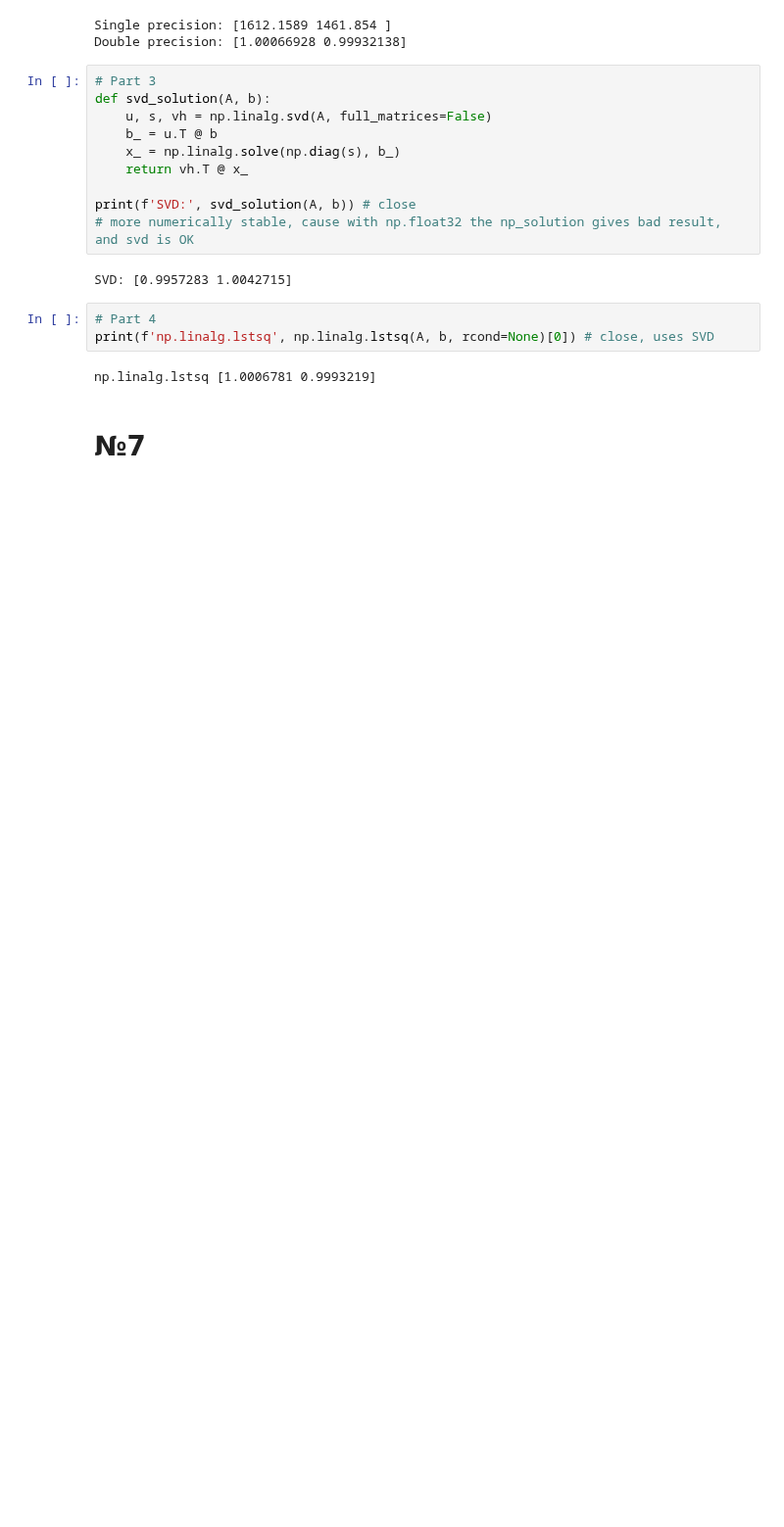
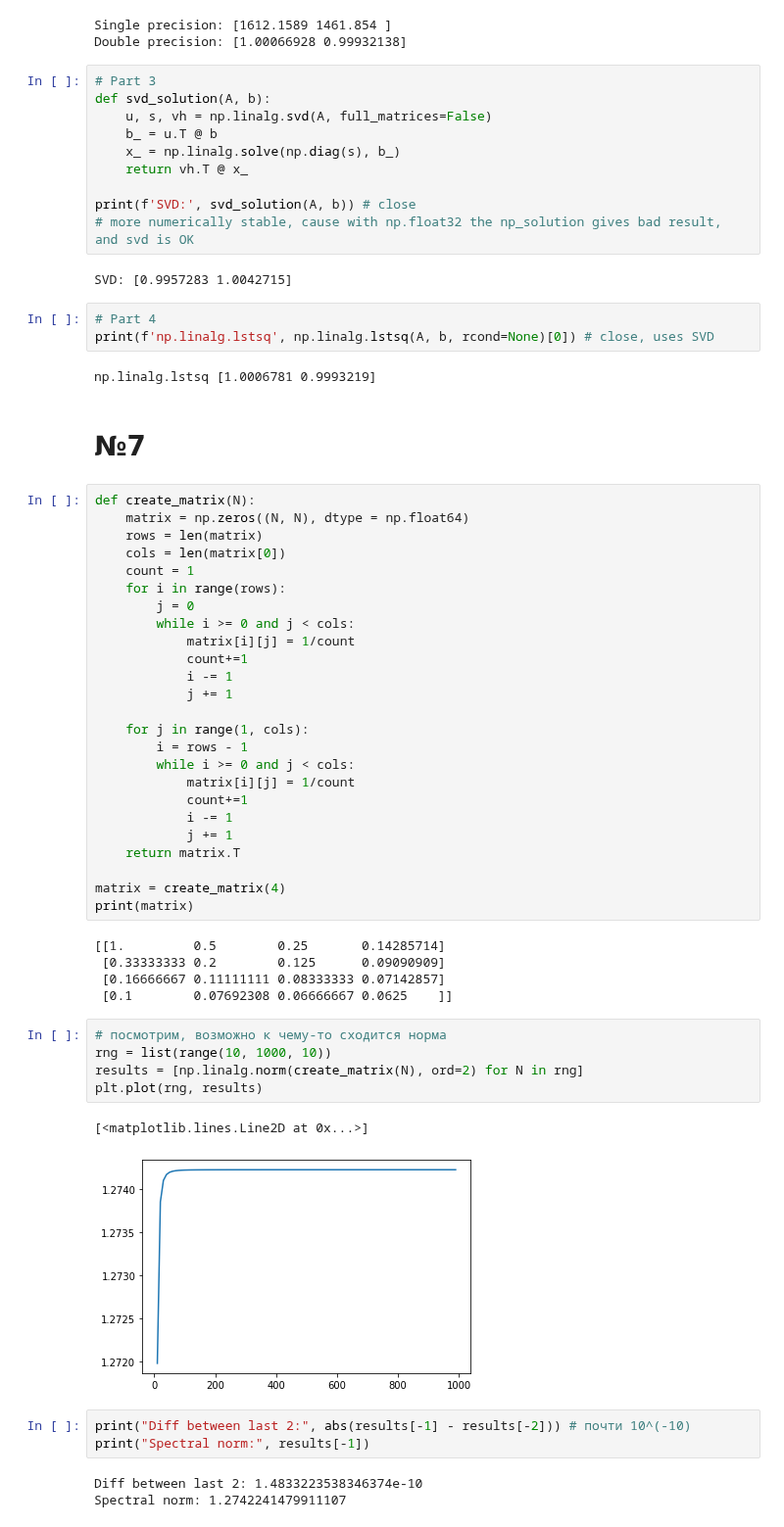
Before and after one commit to zugzvangg/SPC, a Jupyter notebook: numerics/HW4/HW4.ipynb, the cells around one changed output. Shown at 98% size. Saved outputs shown, nothing was run; the diff lists cells and outputs as text; blank space fills up the shorter version.

```diff
--- a/numerics/HW4/HW4.ipynb
+++ b/numerics/HW4/HW4.ipynb
@@ -223,3 +223,47 @@ print(f'np.linalg.lstsq', np.linalg.lstsq(A, b, rcond=None)[0]) # close, uses SV
 np.linalg.lstsq [1.0006781 0.9993219]
 # %% [markdown]
 # №7
+# %%
+def create_matrix(N):
+    matrix = np.zeros((N, N), dtype = np.float64)
+    rows = len(matrix)
+    cols = len(matrix[0])
+    count = 1
+    for i in range(rows):
+        j = 0
+        while i >= 0 and j < cols:
+            matrix[i][j] = 1/count
+            count+=1
+            i -= 1
+            j += 1
+
+    for j in range(1, cols):
+        i = rows - 1
+        while i >= 0 and j < cols:
+            matrix[i][j] = 1/count
+            count+=1
+            i -= 1
+            j += 1
+    return matrix.T
+
+matrix = create_matrix(4)
+print(matrix)
+# %% [output]
+[[1.         0.5        0.25       0.14285714]
+ [0.33333333 0.2        0.125      0.09090909]
+ [0.16666667 0.11111111 0.08333333 0.07142857]
+ [0.1        0.07692308 0.06666667 0.0625    ]]
+# %%
+# посмотрим, возможно к чему-то сходится норма
+rng = list(range(10, 1000, 10))
+results = [np.linalg.norm(create_matrix(N), ord=2) for N in rng]
+plt.plot(rng, results)
+# %% [output]
+[<matplotlib.lines.Line2D at 0x...>]
+[figure, added]
+# %%
+print("Diff between last 2:", abs(results[-1] - results[-2])) # почти 10^(-10)
+print("Spectral norm:", results[-1])
+# %% [output]
+Diff between last 2: 1.4833223538346374e-10
+Spectral norm: 1.2742241479911107
```
Also changed, not shown: parts of 2 cells of this notebook.
